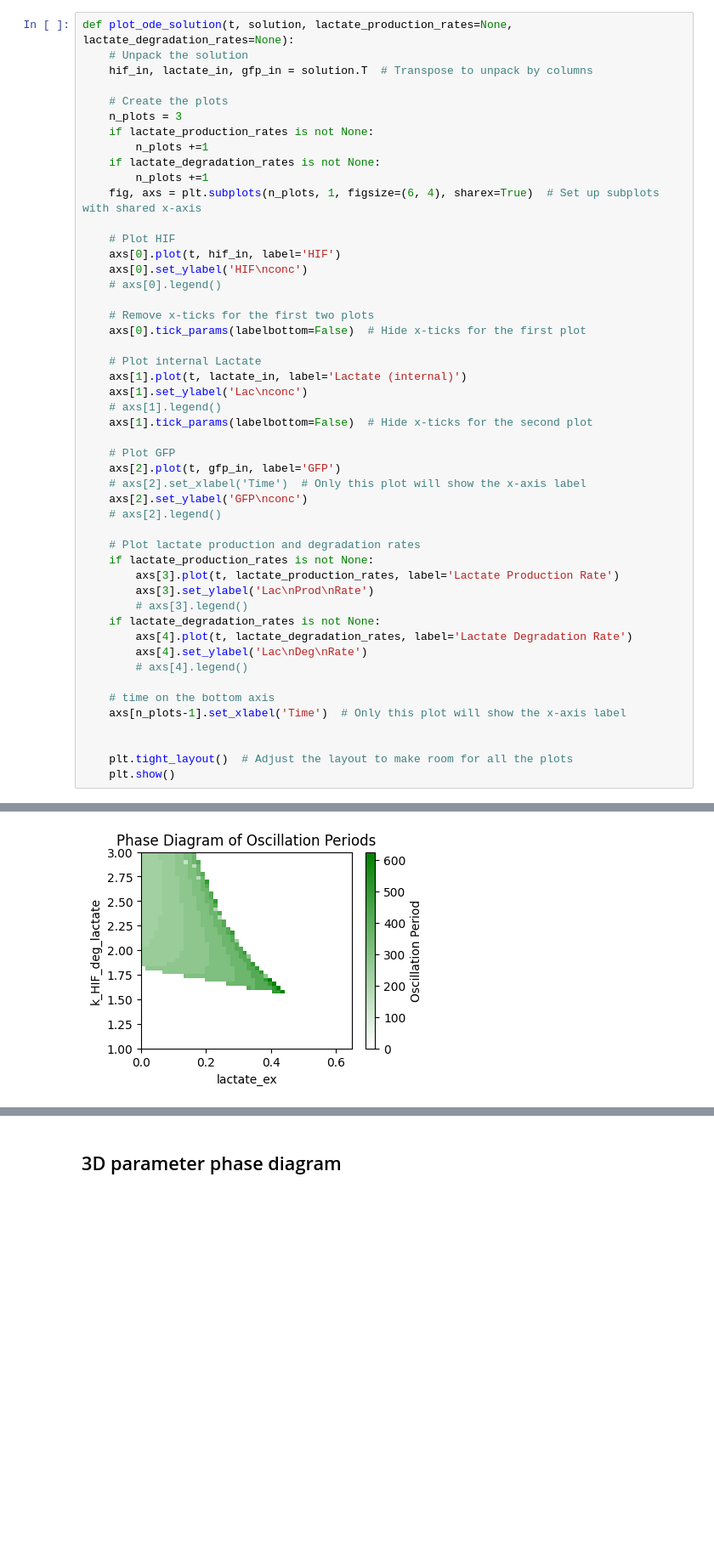
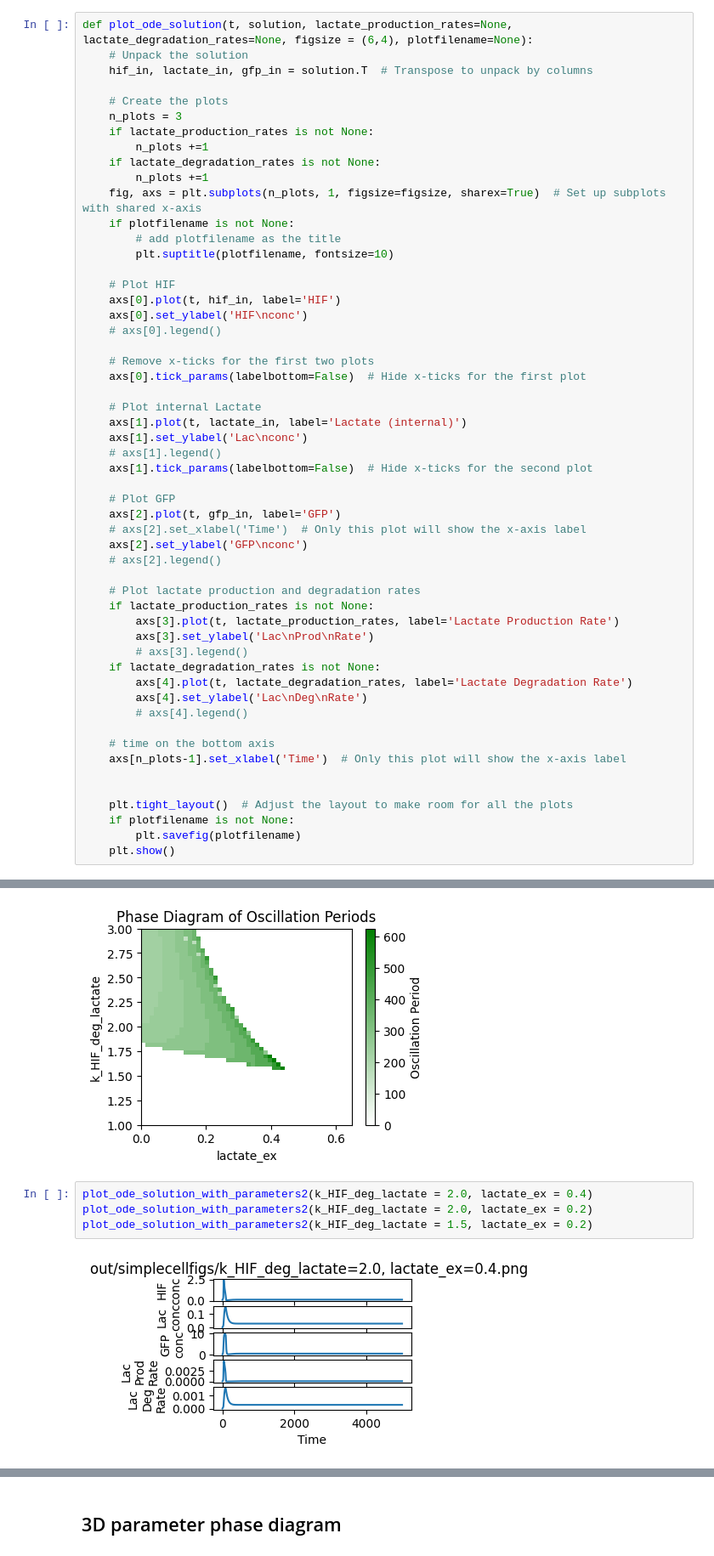
Before and after one commit to vivarium-collective/hypoxia-oscillations, a Jupyter notebook: notebooks/simple_cell.ipynb, the cells around one changed output, grey strips where cells are left out. Shown at 85% size. Cells and saved outputs as stored; diff of their text form; blank space fills up the shorter version.

Commit message:
simulation plots for the phase diagram points

```diff
--- a/notebooks/simple_cell.ipynb
+++ b/notebooks/simple_cell.ipynb
@@ -94,7 +94,7 @@ def system_of_odes(
         dGFP,
     ]
 # %%
-def plot_ode_solution(t, solution, lactate_production_rates=None, lactate_degradation_rates=None):
+def plot_ode_solution(t, solution, lactate_production_rates=None, lactate_degradation_rates=None, figsize = (6,4), plotfilename=None):
     # Unpack the solution
     hif_in, lactate_in, gfp_in = solution.T  # Transpose to unpack by columns
 
@@ -104,7 +104,10 @@ def plot_ode_solution(t, solution, lactate_production_rates=None, lactate_degrad
         n_plots +=1
     if lactate_degradation_rates is not None:
         n_plots +=1
-    fig, axs = plt.subplots(n_plots, 1, figsize=(6, 4), sharex=True)  # Set up subplots with shared x-axis
+    fig, axs = plt.subplots(n_plots, 1, figsize=figsize, sharex=True)  # Set up subplots with shared x-axis
+    if plotfilename is not None:
+        # add plotfilename as the title
+        plt.suptitle(plotfilename, fontsize=10)
 
     # Plot HIF
     axs[0].plot(t, hif_in, label='HIF')
@@ -141,6 +144,8 @@ def plot_ode_solution(t, solution, lactate_production_rates=None, lactate_degrad
 
 
     plt.tight_layout()  # Adjust the layout to make room for all the plots
+    if plotfilename is not None:
+        plt.savefig(plotfilename)
     plt.show()
 # %% [markdown]
 ### detect oscillation period function
@@ -430,3 +481,9 @@ plot_phase_diagram(
 )
 # %% [output]
 [figure]
+# %%
+plot_ode_solution_with_parameters2(k_HIF_deg_lactate = 2.0, lactate_ex = 0.4)
+plot_ode_solution_with_parameters2(k_HIF_deg_lactate = 2.0, lactate_ex = 0.2)
+plot_ode_solution_with_parameters2(k_HIF_deg_lactate = 1.5, lactate_ex = 0.2)
+# %% [output]
+[figure, added]
```
Also changed, not shown: parts of 3 cells of this notebook.
